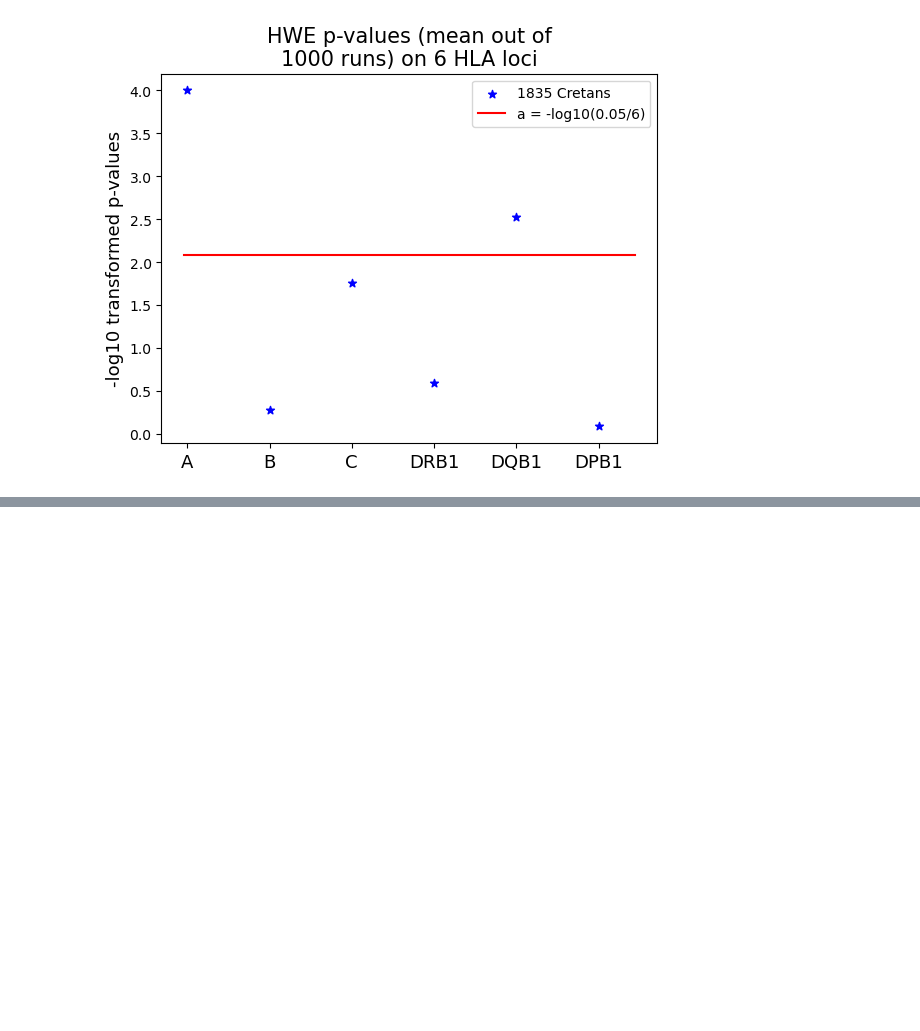
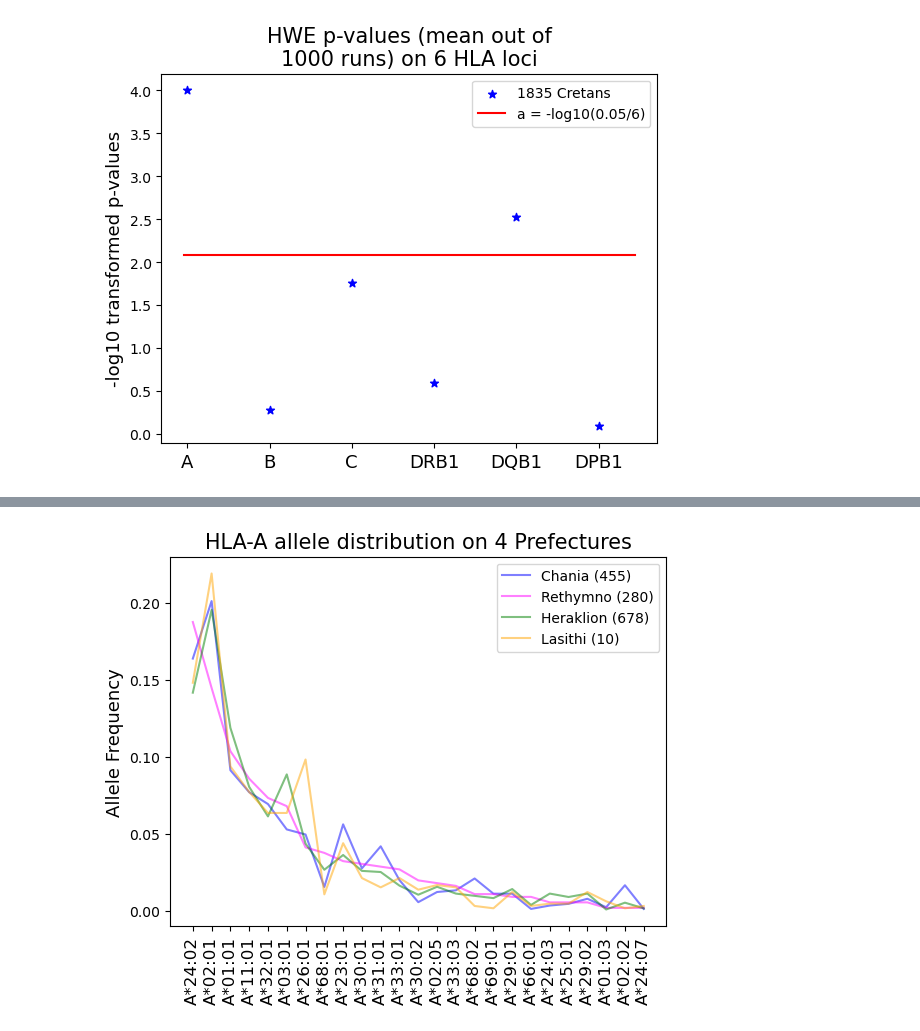
Before and after one commit to ioannavasilopoulou/ECoBBMaDoR_HLA, a Jupyter notebook: paper_code.ipynb, the cells around one changed output, grey strips where cells are left out. Drawn from its saved outputs; the diff is of its cells as text; code cells hidden in the pictures; blank space fills up the shorter version.

```diff
--- a/paper_code.ipynb
+++ b/paper_code.ipynb
@@ -1341,0 +1608,64 @@ def Arlequin_LD_pvalues(arlequin_DKMS,log10=None):
+# %%
+def prefecture_af_comparison_plot(comparison_list, haplotypes=None):
+
+    comparison_list = sorted(comparison_list, key=lambda x:x[2], reverse=True)
+
+    alleles = [x[0] for x in comparison_list]
+
+    if not haplotypes:
+        hla_gene = alleles[0].split('*')[0]
+    else:
+        n = len(comparison_list[0][0].split('-'))
+
+    ch = [x[1] for x in comparison_list]
+    ret = [x[2] for x in comparison_list]
+    her = [x[3] for x in comparison_list]
+    las = [x[4] for x in comparison_list]
+
+    fig, ax = plt.subplots()
+
+    plt.plot(list(range(1,len(alleles)+1)), ch, '-', color = 'blue', label=f'Chania ({len(Chania_75)})',alpha=0.5)
+    plt.plot(list(range(1,len(alleles)+1)), ret, '-', color = 'magenta', label=f'Rethymno ({len(Rethymno_75)})',alpha=0.5)
+    plt.plot(list(range(1,len(alleles)+1)), her, '-', color = 'green', label=f'Heraklion ({len(Heraklion_75)})',alpha=0.5)
+    plt.plot(list(range(1,len(alleles)+1)), las, '-', color = 'orange', label=f'Lasithi ({len(Lasithi_75)})',alpha=0.5)
+
+    if not haplotypes:
+        if hla_gene == 'B':
+            font = 9
+        else:
+            font = 12
+
+    else:
+        font = 10
+
+    ax.legend()
+
+    if not haplotypes:
+        plt.xticks(list(range(1,len(alleles)+1)), alleles, fontsize=font, rotation=90)
+        plt.title(f'HLA-{hla_gene} allele distribution on 4 Prefectures', fontsize=15)
+        plt.ylabel('Allele Frequency', fontsize=13)
+
+#         fig.set_dpi(300)
+#         fig.tight_layout()
+#         plt.savefig(f'Prefectures_Analysis/new_1744_total/common/Prefecture common AF comparison on HLA-{hla_gene}.png')
+
+    else:
+        ax.set_ylim(bottom=0)
+        plt.xticks(list(range(1,len(alleles)+1)), [f'{x}' for x in range(1, len(alleles)+1)], fontsize=font)
+        plt.title(f'Common Haplotypes with {n} genes on 4 Prefectures', fontsize=13)
+        plt.ylabel('Haplotype Frequency', fontsize=12)
+
+#         fig.set_dpi(300)
+#         fig.tight_layout()
+#         plt.savefig(f'/Prefectures_Analysis/new_1744_total/common/Prefecture common HF comparison {n}.png')
+
+    plt.show()
+
+prefecture_af_comparison_plot(comp_pref_A)
+# prefecture_af_comparison_plot(comp_pref_B)
+# prefecture_af_comparison_plot(comp_pref_C)
+# prefecture_af_comparison_plot(comp_pref_DRB1)
+# prefecture_af_comparison_plot(comp_pref_DQB1)
+# prefecture_af_comparison_plot(comp_pref_DPB1)
+# %% [output]
+[figure, added]
```
Also changed, not shown: parts of 13 cells of this notebook.
